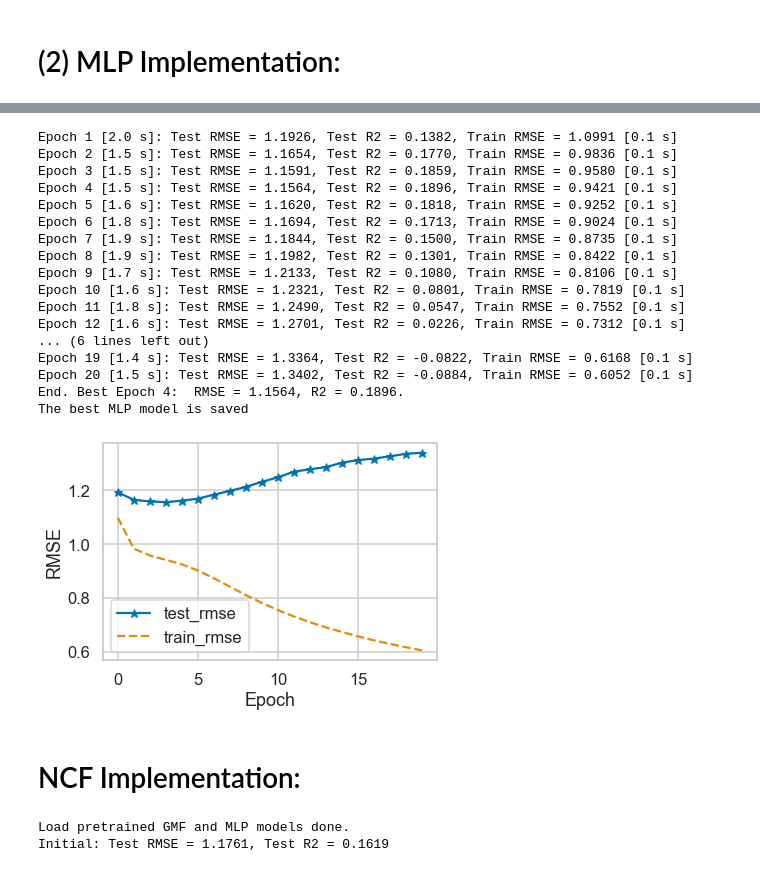
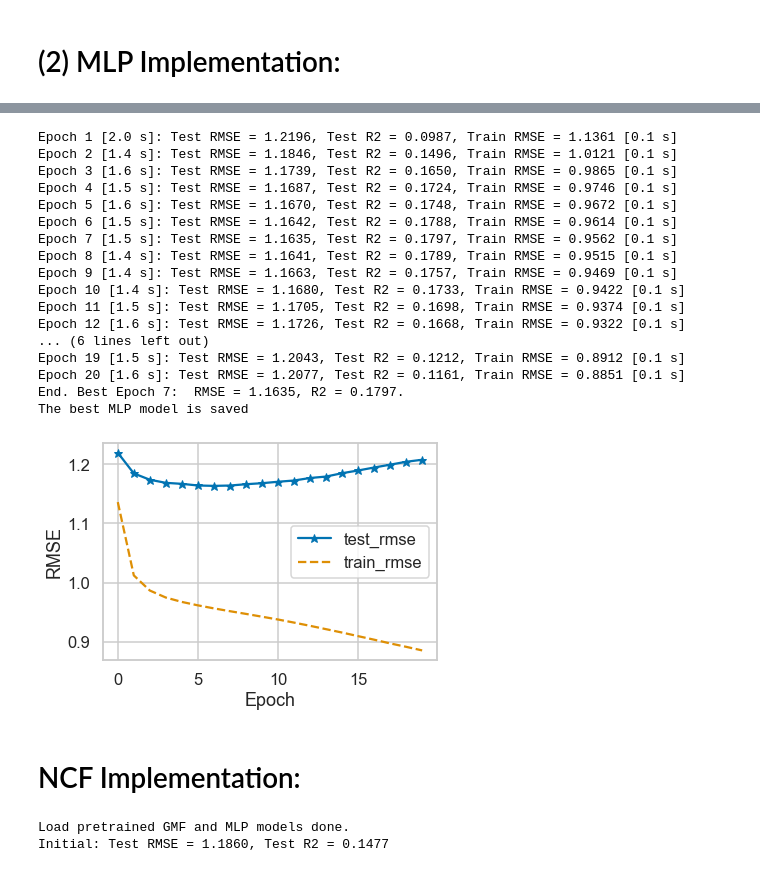
Before and after one commit to akhilesh-somani/Restaurant_Recommendation_System, a Jupyter notebook: Our_Approach.ipynb, the cells around one changed output, grey strips where cells are left out. Cells and saved outputs as stored; diff of their text form; code cells hidden in the pictures.

```diff
--- a/Our_Approach.ipynb
+++ b/Our_Approach.ipynb
@@ -281,6 +352,13 @@ array([0.6, 0.6, 1. , ..., 0.6, 0.4, 0.2])
 len(y_train) == len(X_train)
 # %% [output]
 True
+# %%
+def get_train_instances(X, y):
+    X = np.array(X)
+    users, items, user_features, item_features = X[:, 0], X[:, 1], X[:, 2: num_of_features + 2], X[:, num_of_features + 2:]
+    ratings = y
+
+    return users, items, user_features, item_features, ratings
 # %% [markdown]
 # (1) GMF Implementation:
 # %%
@@ -325,9 +398,9 @@ def evaluate_model(model, X, y):
     """
     Return: score of each test rating.
     """
-    users, items, user_features, ratings = get_train_instances(X, y)
+    users, items, user_features, item_features, ratings = get_train_instances(X, y)
 
-    predictions = model.predict([users, items, user_features], batch_size = 1000, verbose = 0)
+    predictions = model.predict([users, items, user_features, item_features], batch_size = 1000, verbose = 0)
 
     y_actual = np.array(y) * 5
     y_pred = np.array(predictions) * 5
@@ -370,14 +443,14 @@ train_loss = []
 test_rmse, test_r2 = [], []
 best_mse = float('inf')
 
+# Generate training instances
+user_input, item_input, user_feature_input, item_feature_input, ratings = get_train_instances(X_train, y_train)
+
 for epoch in range(num_epochs):
     t1 = time()
 
-    # Generate training instances
-    user_input, item_input, user_feature_input, ratings = get_train_instances(X_train, y_train)
-
     # Training
-    history = model.fit([user_input, item_input, user_feature_input], # input
+    history = model.fit([user_input, item_input, user_feature_input, item_feature_input], # input
                          np.array(ratings), # labels
                          batch_size = batch_size, epochs = 1, verbose = 0)
 
@@ -440,24 +513,26 @@ def get_mlp_model(num_users, num_items, layers = [20,10], reg_layers=[0,0]):
     # Input variables
     user_input = Input(shape=(1,), dtype='float32', name = 'user_input')
     item_input = Input(shape=(1,), dtype='float32', name = 'item_input')
-    user_feature_input = Input(shape = (num_of_user_features, ), dtype='float32', name = 'user_feature_input')
+    user_feature_input = Input(shape = (num_of_features, ), dtype='float32', name = 'user_feature_input')
+    item_feature_input = Input(shape = (num_of_features, ), dtype='float32', name = 'item_feature_input')
 
-    MLP_Embedding_User_ID = Embedding(input_dim = num_users, output_dim = num_of_user_features, name = 'user_embedding',
+    MLP_Embedding_User_ID = Embedding(input_dim = num_users, output_dim = num_of_features, name = 'user_embedding',
                                    embeddings_initializer='random_normal', embeddings_regularizer = l2(reg_layers[0]),
                                    input_length=1)
-    MLP_Embedding_Item = Embedding(input_dim = num_items, output_dim = num_of_user_features, name = 'item_embedding',
+    MLP_Embedding_Item_ID = Embedding(input_dim = num_items, output_dim = num_of_features, name = 'item_embedding',
                                    embeddings_initializer='random_normal', embeddings_regularizer = l2(reg_layers[0]),
                                    input_length=1)
 
     # Crucial to flatten an embedding vector!
     user_latent = Flatten()(MLP_Embedding_User_ID(user_input))
-    item_latent = Flatten()(MLP_Embedding_Item(item_input))
+    item_latent = Flatten()(MLP_Embedding_Item_ID(item_input))
 
-    # Element-wise product of user_latent and user_feature_input
+    # Element-wise product of user and item layers
     user_feature_latent = Multiply()([user_latent, user_feature_input])
+    item_feature_latent = Multiply()([item_latent, item_feature_input])
 
     # The 0-th layer is the concatenation of embedding layers
-    vector = Concatenate()([user_feature_latent, item_latent])
+    vector = Concatenate()([user_feature_latent, item_feature_latent])
 
     # MLP layers
     for idx in range(1, num_layer):
@@ -466,7 +541,7 @@ def get_mlp_model(num_users, num_items, layers = [20,10], reg_layers=[0,0]):
 
     # Final prediction layer
     prediction = Dense(1, activation='sigmoid', kernel_initializer='lecun_uniform', name = 'prediction')(vector)
-    model = Model(inputs = [user_input, item_input, user_feature_input], outputs = prediction)
+    model = Model(inputs = [user_input, item_input, user_feature_input, item_feature_input], outputs = prediction)
 
     return model
 # %%
@@ -499,14 +574,14 @@ train_loss = []
 test_rmse, test_r2 = [], []
 best_mse = float('inf')
 
+# Generate training instances
+user_input, item_input, user_feature_input, item_feature_input, ratings = get_train_instances(X_train, y_train)
+
 for epoch in range(num_epochs):
     t1 = time()
 
-    # Generate training instances
-    user_input, item_input, user_feature_input, ratings = get_train_instances(X_train, y_train)
-
     # Training
-    history = model.fit([user_input, item_input, user_feature_input], # input
+    history = model.fit([user_input, item_input, user_feature_input, item_feature_input], # input
                          np.array(ratings), # labels
                          batch_size = batch_size, epochs = 1, verbose = 0)
 
@@ -515,49 +590,49 @@ for epoch in range(num_epochs):
     t2 = time()
 
     # Evaluation
     (mse, r2) = evaluate_model(model, X_test, y_test)
 
     test_rmse.append(np.sqrt(mse))
     test_r2.append(r2)
 
     print('Epoch %d [%.1f s]: Test RMSE = %.4f, Test R2 = %.4f, Train RMSE = %.4f [%.1f s]'
           % (epoch + 1,  t2 - t1, test_rmse[-1], test_r2[-1], train_loss[-1], time() - t2))
 
     if mse < best_mse:
         best_mse, best_r2, best_iter = mse, r2, epoch + 1
         if out > 0:
             model.save_weights(model_out_file_mlp, overwrite = True)
 
 print("End. Best Epoch %d:  RMSE = %.4f, R2 = %.4f. " %(best_iter, np.sqrt(best_mse), best_r2))
 if out > 0:
     print("The best MLP model is saved")
 
 
 plt.plot(test_rmse, '*-', label = 'test_rmse')
 plt.plot(train_loss, '--', label = 'train_rmse')
 plt.legend()
 plt.xlabel('Epoch')
 plt.ylabel('RMSE')
 plt.show()
 # %% [output]
-Epoch 1 [2.0 s]: Test RMSE = 1.1926, Test R2 = 0.1382, Train RMSE = 1.0991 [0.1 s]
-Epoch 2 [1.5 s]: Test RMSE = 1.1654, Test R2 = 0.1770, Train RMSE = 0.9836 [0.1 s]
-Epoch 3 [1.5 s]: Test RMSE = 1.1591, Test R2 = 0.1859, Train RMSE = 0.9580 [0.1 s]
-Epoch 4 [1.5 s]: Test RMSE = 1.1564, Test R2 = 0.1896, Train RMSE = 0.9421 [0.1 s]
-Epoch 5 [1.6 s]: Test RMSE = 1.1620, Test R2 = 0.1818, Train RMSE = 0.9252 [0.1 s]
-Epoch 6 [1.8 s]: Test RMSE = 1.1694, Test R2 = 0.1713, Train RMSE = 0.9024 [0.1 s]
-Epoch 7 [1.9 s]: Test RMSE = 1.1844, Test R2 = 0.1500, Train RMSE = 0.8735 [0.1 s]
-Epoch 8 [1.9 s]: Test RMSE = 1.1982, Test R2 = 0.1301, Train RMSE = 0.8422 [0.1 s]
-Epoch 9 [1.7 s]: Test RMSE = 1.2133, Test R2 = 0.1080, Train RMSE = 0.8106 [0.1 s]
-Epoch 10 [1.6 s]: Test RMSE = 1.2321, Test R2 = 0.0801, Train RMSE = 0.7819 [0.1 s]
-Epoch 11 [1.8 s]: Test RMSE = 1.2490, Test R2 = 0.0547, Train RMSE = 0.7552 [0.1 s]
-Epoch 12 [1.6 s]: Test RMSE = 1.2701, Test R2 = 0.0226, Train RMSE = 0.7312 [0.1 s]
+Epoch 1 [2.0 s]: Test RMSE = 1.2196, Test R2 = 0.0987, Train RMSE = 1.1361 [0.1 s]
+Epoch 2 [1.4 s]: Test RMSE = 1.1846, Test R2 = 0.1496, Train RMSE = 1.0121 [0.1 s]
+Epoch 3 [1.6 s]: Test RMSE = 1.1739, Test R2 = 0.1650, Train RMSE = 0.9865 [0.1 s]
+Epoch 4 [1.5 s]: Test RMSE = 1.1687, Test R2 = 0.1724, Train RMSE = 0.9746 [0.1 s]
+Epoch 5 [1.6 s]: Test RMSE = 1.1670, Test R2 = 0.1748, Train RMSE = 0.9672 [0.1 s]
+Epoch 6 [1.5 s]: Test RMSE = 1.1642, Test R2 = 0.1788, Train RMSE = 0.9614 [0.1 s]
+Epoch 7 [1.5 s]: Test RMSE = 1.1635, Test R2 = 0.1797, Train RMSE = 0.9562 [0.1 s]
+Epoch 8 [1.4 s]: Test RMSE = 1.1641, Test R2 = 0.1789, Train RMSE = 0.9515 [0.1 s]
+Epoch 9 [1.4 s]: Test RMSE = 1.1663, Test R2 = 0.1757, Train RMSE = 0.9469 [0.1 s]
+Epoch 10 [1.4 s]: Test RMSE = 1.1680, Test R2 = 0.1733, Train RMSE = 0.9422 [0.1 s]
+Epoch 11 [1.5 s]: Test RMSE = 1.1705, Test R2 = 0.1698, Train RMSE = 0.9374 [0.1 s]
+Epoch 12 [1.6 s]: Test RMSE = 1.1726, Test R2 = 0.1668, Train RMSE = 0.9322 [0.1 s]
 ... (6 lines left out)
-Epoch 19 [1.4 s]: Test RMSE = 1.3364, Test R2 = -0.0822, Train RMSE = 0.6168 [0.1 s]
-Epoch 20 [1.5 s]: Test RMSE = 1.3402, Test R2 = -0.0884, Train RMSE = 0.6052 [0.1 s]
-End. Best Epoch 4:  RMSE = 1.1564, R2 = 0.1896.
+Epoch 19 [1.5 s]: Test RMSE = 1.2043, Test R2 = 0.1212, Train RMSE = 0.8912 [0.1 s]
+Epoch 20 [1.6 s]: Test RMSE = 1.2077, Test R2 = 0.1161, Train RMSE = 0.8851 [0.1 s]
+End. Best Epoch 7:  RMSE = 1.1635, R2 = 0.1797.
 The best MLP model is saved
-[figure, old version]
+[figure, new version]
 # %% [markdown]
 # NCF Implementation:
 # %%
@@ -645,7 +721,6 @@ def load_pretrain_model(model, gmf_model, mlp_model, num_layers):
     return model
 # %%
 # Build and compile, and check initial performance
-mf_dim = num_factors
 layers = layers.copy()
 reg_layers = reg_layers.copy()
 reg_mf = 0
@@ -677,7 +752,7 @@ if mf_pretrain != '' and mlp_pretrain != '':
 print('Initial: Test RMSE = %.4f, Test R2 = %.4f' % (np.sqrt(mse), r2))
 # %% [output]
 Load pretrained GMF and MLP models done.
-Initial: Test RMSE = 1.1761, Test R2 = 0.1619
+Initial: Test RMSE = 1.1860, Test R2 = 0.1477
 # %%
 # Training and testing model
 current_folder = os.getcwd()
```
Also changed, not shown: parts of 24 cells of this notebook.
